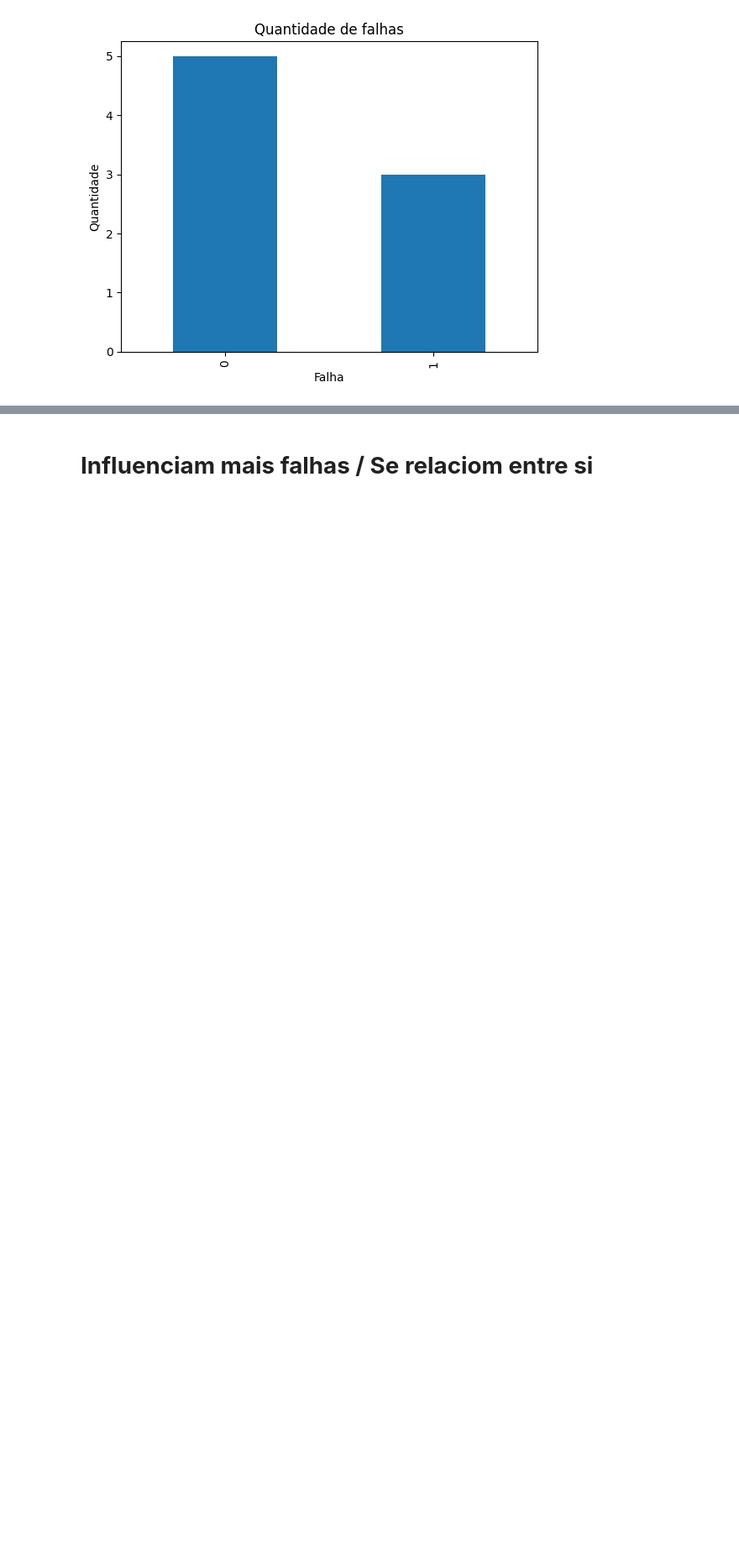
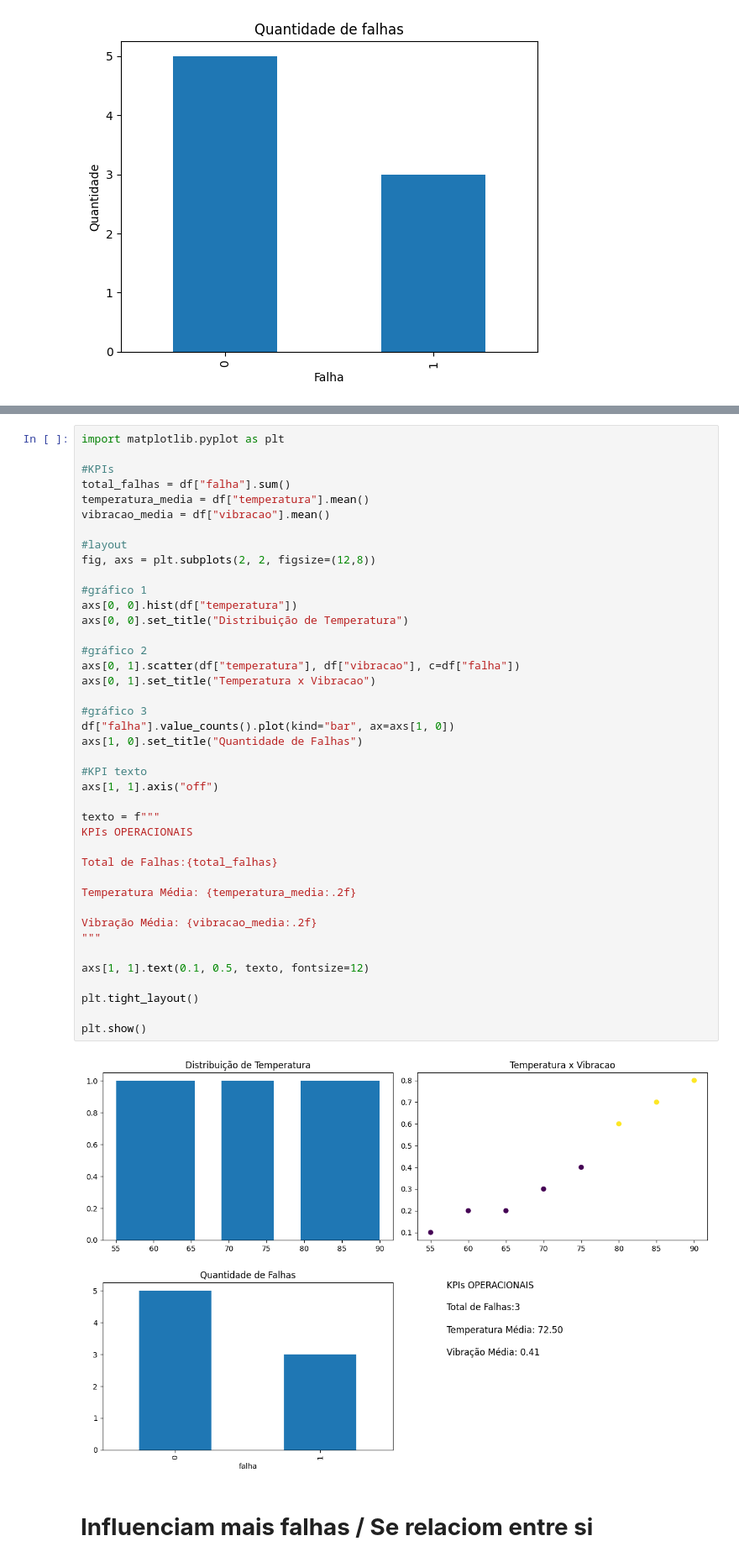
Before and after one commit to Nandaodevmax/predictive-maintenance-project, a Jupyter notebook: Data_Science_Aplicadp_Manutencao_Preditiva.ipynb, the cells around one changed output, grey strips where cells are left out. Shown at 84% size. Drawn from its saved outputs; the diff is of its cells as text; blank space fills up the shorter version.

```diff
--- a/Data_Science_Aplicadp_Manutencao_Preditiva.ipynb
+++ b/Data_Science_Aplicadp_Manutencao_Preditiva.ipynb
@@ -346,5 +348,48 @@ plt.show
 # %% [output]
 <function matplotlib.pyplot.show(close=None, block=None)>
 [figure]
+# %%
+import matplotlib.pyplot as plt
+
+#KPIs
+total_falhas = df["falha"].sum()
+temperatura_media = df["temperatura"].mean()
+vibracao_media = df["vibracao"].mean()
+
+#layout
+fig, axs = plt.subplots(2, 2, figsize=(12,8))
+
+#gráfico 1
+axs[0, 0].hist(df["temperatura"])
+axs[0, 0].set_title("Distribuição de Temperatura")
+
+#gráfico 2
+axs[0, 1].scatter(df["temperatura"], df["vibracao"], c=df["falha"])
+axs[0, 1].set_title("Temperatura x Vibracao")
+
+#gráfico 3
+df["falha"].value_counts().plot(kind="bar", ax=axs[1, 0])
+axs[1, 0].set_title("Quantidade de Falhas")
+
+#KPI texto
+axs[1, 1].axis("off")
+
+texto = f"""
+KPIs OPERACIONAIS
+
+Total de Falhas:{total_falhas}
+
+Temperatura Média: {temperatura_media:.2f}
+
+Vibração Média: {vibracao_media:.2f}
+"""
+
+axs[1, 1].text(0.1, 0.5, texto, fontsize=12)
+
+plt.tight_layout()
+
+plt.show()
+# %% [output]
+[figure, added]
 # %% [markdown]
 # **Influenciam mais falhas / Se relaciom entre si**
```
Also changed, not shown: parts of 2 cells of this notebook.
